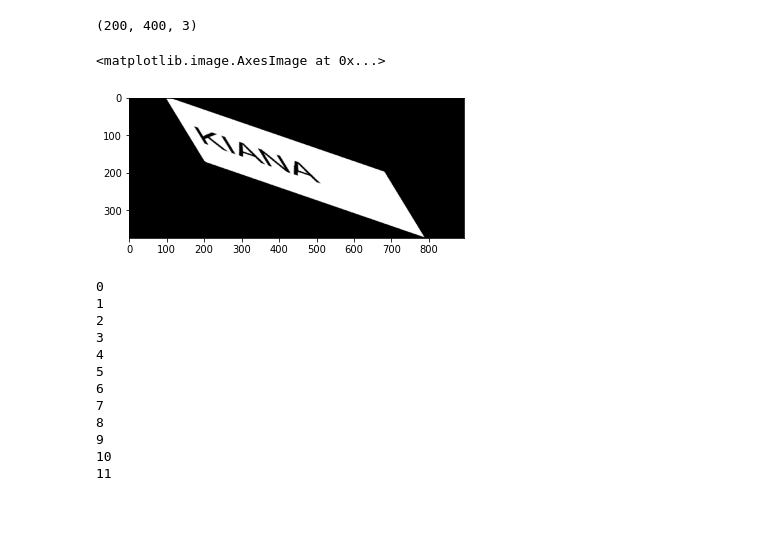
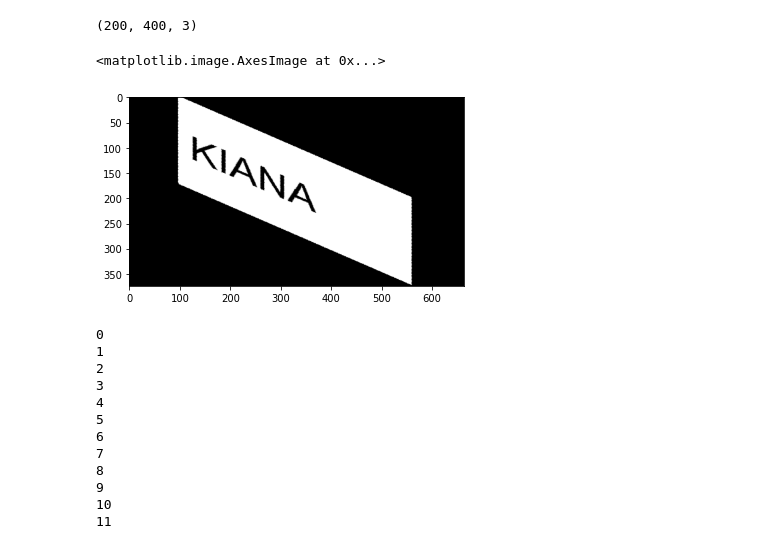
Before and after one commit to kianahs/Computer-vision, a Jupyter notebook: Q1_Transformations.ipynb, the cells around one changed output. Drawn from its saved outputs; the diff is of its cells as text; code cells hidden in the pictures; blank space fills up the shorter version.

```diff
--- a/Q1_Transformations.ipynb
+++ b/Q1_Transformations.ipynb
@@ -142,5 +129,0 @@ for i in rotate_angles:
-# %%
-plt.imshow(results[1])
-# %% [output]
-<matplotlib.image.AxesImage at 0x...>
-[figure, removed]
@@ -147,3 +142,8 @@ plt.imshow(results[1])
+# %%
+plt.imshow(results[5])
+# %% [output]
+<matplotlib.image.AxesImage at 0x...>
+[figure, added]
 # %%
 for i in range(len(results)):
     results[i].save("name_images/{}.png".format(i))
```
Also changed, not shown: parts of 20 cells of this notebook, 1 other file.
